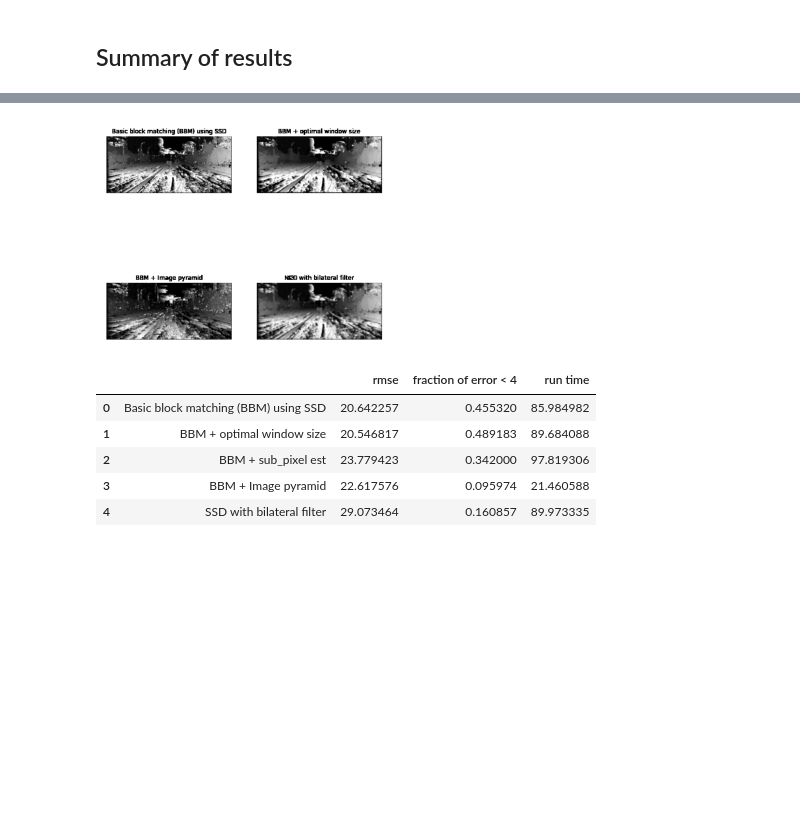
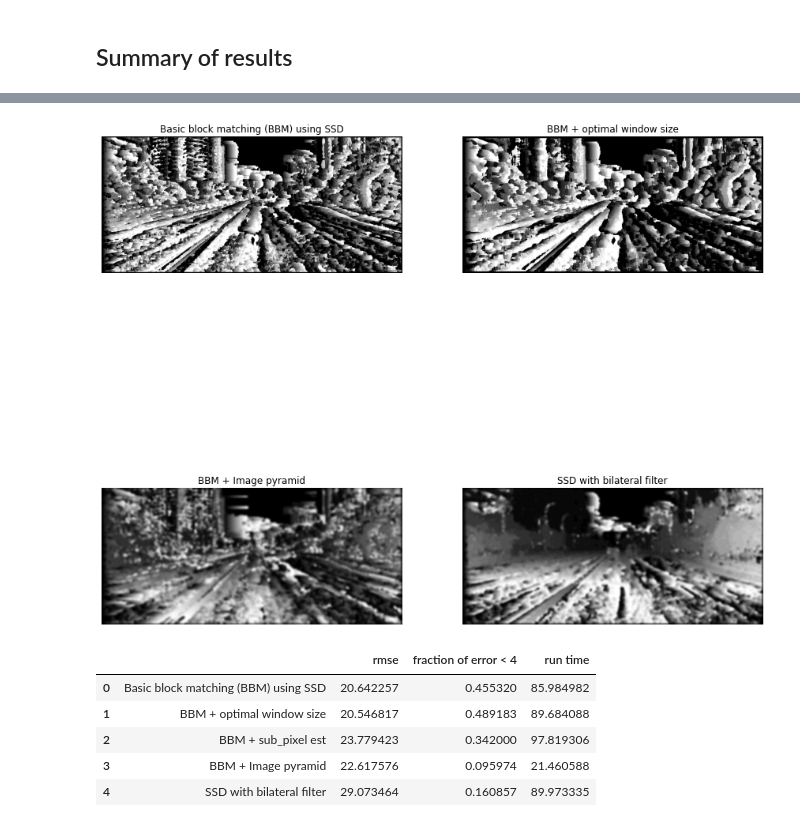
Before and after one commit to R-HUA/COMP90086-Computer-Vision, a Jupyter notebook: COMP90086.ipynb, the cells around one changed output, grey strips where cells are left out. Cells and saved outputs as stored; diff of their text form; code cells hidden in the pictures; blank space fills up the shorter version.

```diff
--- a/COMP90086.ipynb
+++ b/COMP90086.ipynb
@@ -192,3 +120,36 @@ def sad(img_left,img_right,BLOCK_SIZE):
+# %%
+# thread function
+def sad_(st,end,imgL,imgR,window_size,disparity):
+    width, height = imgL.shape[:2]
+
+    for i in range(st,end):
+      for j in range(window_size//2, height-window_size//2):
+          min_ssd = float('inf')
+          for k in range(SEARCH_BLOCK_SIZE):
+            if j-k < window_size//2:
+              break
+            ssd = np.sum(np.abs((imgL[i-window_size//2:i+window_size//2+1, j-window_size//2:j+window_size//2+1] - imgR[i-window_size//2:i+window_size//2+1, j-window_size//2-k:j+window_size//2+1-k])))
+
+            if ssd < min_ssd:
+              min_ssd = ssd
+              disparity[i,j] = k
+
+
+def sad(imgL,imgR,window_size):
+  width, height = imgL.shape[:2]
+  d = np.zeros((width, height), np.uint16)
+  st = window_size//2
+  end = width-window_size//2
+  chunk = math.ceil((end - st) / THREAD_NUM)
+  thread_list = []
+  for treadno in range(THREAD_NUM):
+    i_end = min((st + chunk * (treadno+1),end))
+    t = threading.Thread(target=sad_,args=((st + chunk * treadno),i_end,imgL,imgR,window_size,d))
+    t.start()
+    thread_list.append(t)
+  for i in range(len(thread_list)):
+    thread_list[i].join()
+  return d
 # %% [markdown]
 # Question 2
 # %%
@@ -642,32 +619,32 @@ data = [["Basic block matching (BBM) using SSD",ssd_errors[0],ssd_errors[1][0],s
 
 df = pd.DataFrame(data,columns=['','rmse','fraction of error < 4','run time'],dtype=float)
 # %%
-plt.subplots(figsize=(10, 10))
+plt.subplots(figsize=(15, 15))
 
 plt.subplot(2,2,1)
 plt.imshow(ssd_dmap, cmap='gray')
 plt.title("Basic block matching (BBM) using SSD")
 plt.axis('off')
 
 plt.subplot(2,2,2)
 plt.imshow(wd_dmap, cmap='gray')
 plt.title("BBM + optimal window size")
 plt.axis('off')
 
 plt.subplot(2,2,3)
 plt.imshow(p_dmap, cmap='gray')
 plt.title("BBM + Image pyramid")
 plt.axis('off')
 
 
 plt.subplot(2,2,4)
 plt.imshow(x, cmap='gray')
 plt.title("SSD with bilateral filter")
 plt.axis('off')
 
 plt.show()
 # %% [output]
-[figure, old version]
+[figure, new version]
 # %%
 df
 # %% [output]
```
Also changed, not shown: parts of 9 cells of this notebook.
